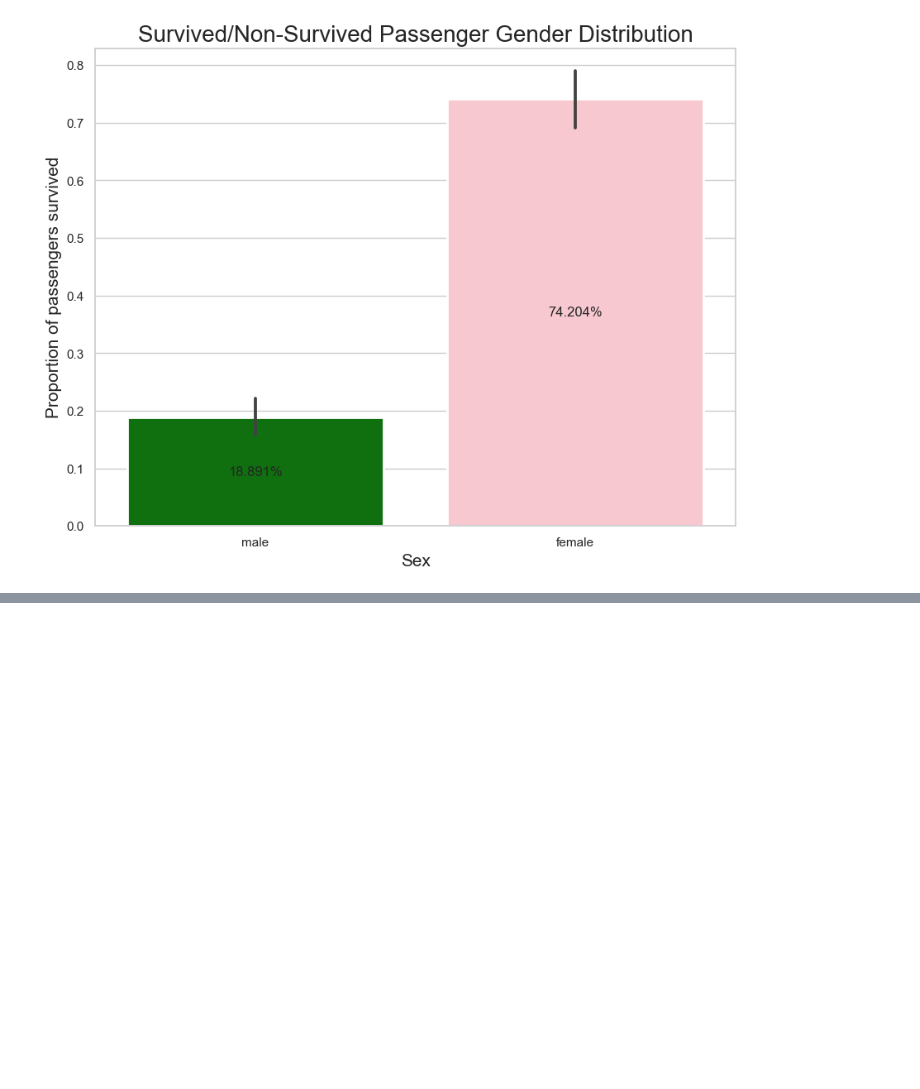
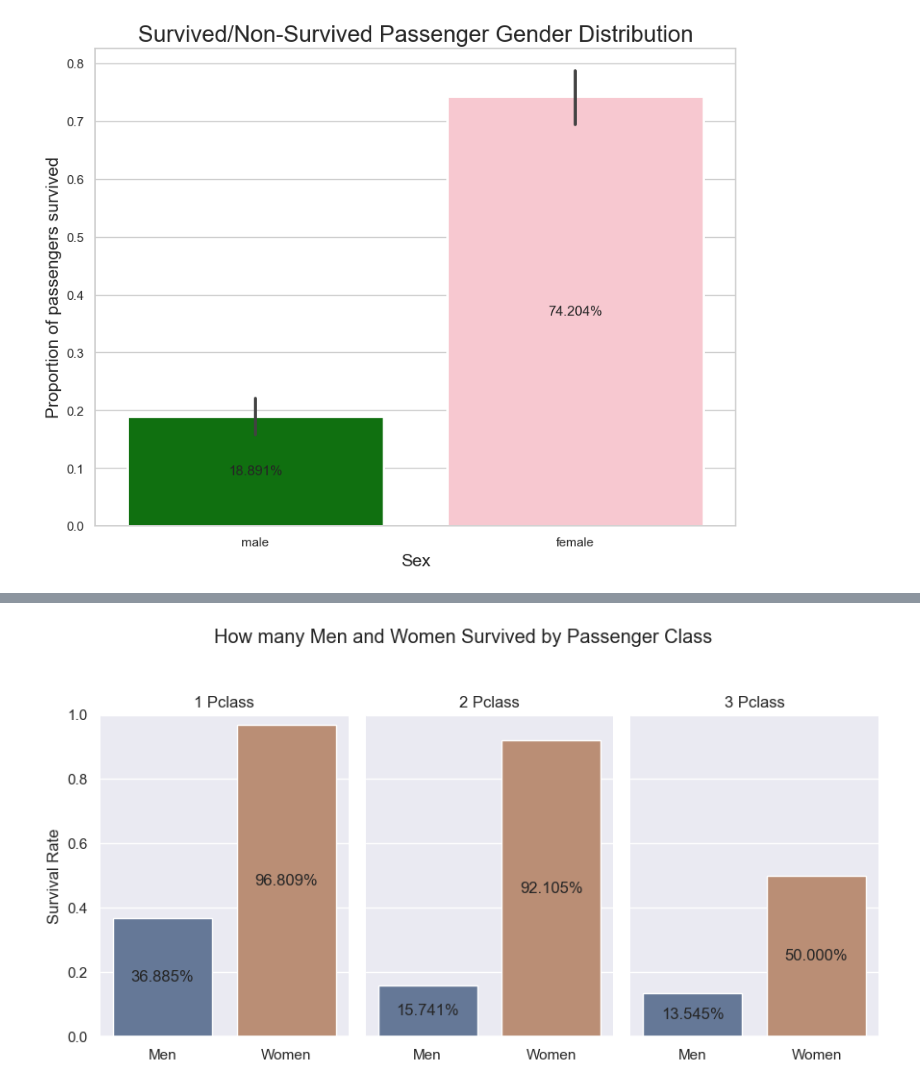
Before and after one commit to islamahrous/titanic_DS_analysis, a Jupyter notebook: titanic_DS_analysis.ipynb, the cells around one changed output, grey strips where cells are left out. Saved outputs shown, nothing was run; the diff lists cells and outputs as text; code cells hidden in the pictures; blank space fills up the shorter version.

```diff
--- a/titanic_DS_analysis.ipynb
+++ b/titanic_DS_analysis.ipynb
@@ -282,0 +327,23 @@ for patch in myaxis.patches:
+# %%
+sns.set(font_scale=1)
+g = sns.catplot(x="Sex", y="Survived", col="Pclass",
+                    data=train, saturation=.5,
+                    kind="bar", errorbar=None, aspect=.6)
+(g.set_axis_labels("", "Survival Rate")
+    .set_xticklabels(["Men", "Women"])
+    .set_titles("{col_name} {col_var}")
+    .set(ylim=(0, 1))
+    .despine(left=True))
+plt.subplots_adjust(top=0.8)
+g.fig.suptitle('How many Men and Women Survived by Passenger Class');
+
+for myaxis in g.axes[0]:
+    for patch in myaxis.patches:
+        label_x = patch.get_x() + patch.get_width()/2  # find midpoint of rectangle
+        label_y = patch.get_y() + patch.get_height()/2
+        myaxis.text(label_x, label_y,
+                    #left - freq below - rel freq wrt population as a percentage
+                    '{:.3%}'.format(patch.get_height()),
+                   horizontalalignment='center', verticalalignment='center')
+# %% [output]
+[figure, added]
```
Also changed, not shown: parts of 6 cells of this notebook.
